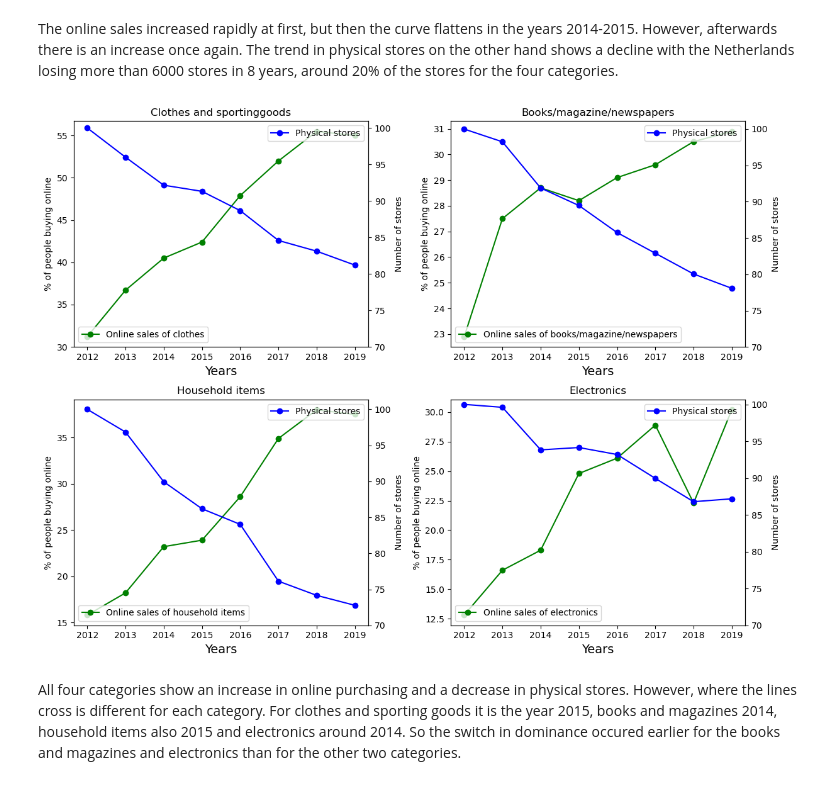
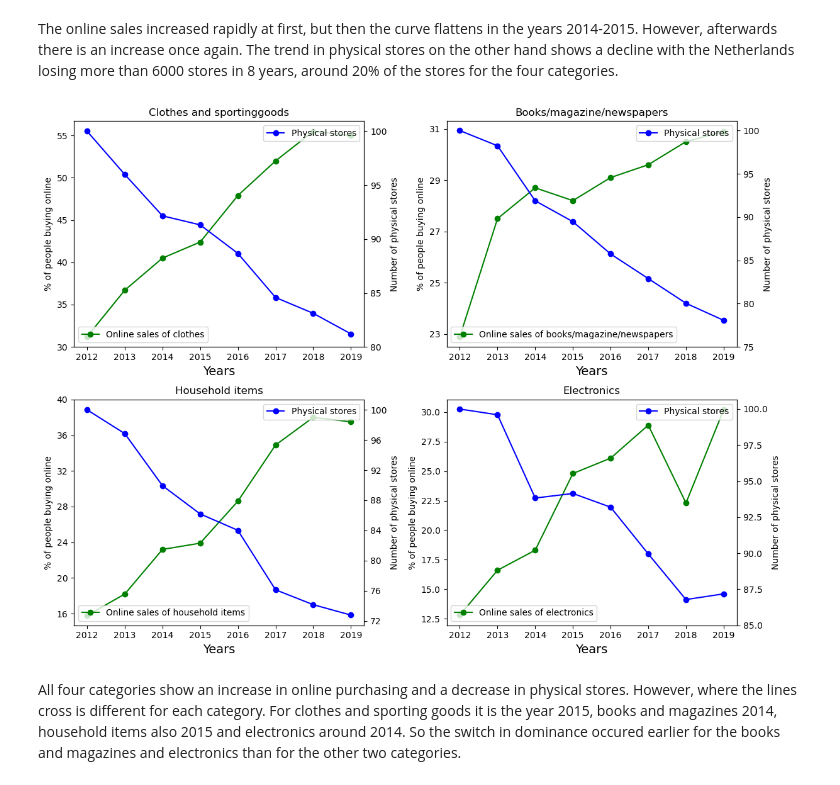
Before and after one commit to Lmolkenboer/TIL6022-project, a Jupyter notebook: project_template_new_2.ipynb, the cells around one changed output. Drawn from its saved outputs; the diff is of its cells as text; code cells hidden in the pictures.

```diff
--- a/project_template_new_2.ipynb
+++ b/project_template_new_2.ipynb
@@ -180,8 +180,8 @@ ax.legend(loc = 'lower left')
 ax2=ax.twinx()
 # make a plot with different y-axis using second axis object
 line2 = ax2.plot(x,y00.a,marker="o", label = 'Physical stores', color = 'b')
-ax2.set_yticks(np.arange(69.999,100.001, step=5))
-ax2.set_ylabel("Number of stores",fontsize=10)
+ax2.set_yticks(np.arange(79.999,100.001, step=5))
+ax2.set_ylabel("Number of physical stores",fontsize=10)
 
 ax2.legend()
 
@@ -195,14 +195,15 @@ y10.a = y10 / y10[0] * 100
 line1 = ax.plot(x, y11, marker="o", label = 'Online sales of books/magazine/newspapers', color = 'g')
 ax.set_xlabel('Years',fontsize=14)
 ax.set_ylabel('% of people buying online',fontsize=10)
+ax.set_yticks(np.arange(23,31.001, step=2))
 ax.set_title('Books/magazine/newspapers')
 ax.legend(loc = 'lower left')
 
 ax2=ax.twinx()
 # make a plot with different y-axis using second axis object
 line2 = ax2.plot(x,y10.a,marker="o", label = 'Physical stores', color = 'b')
-ax2.set_ylabel("Number of stores",fontsize=10)
-ax2.set_yticks(np.arange(69.999,100.001, step=5))
+ax2.set_ylabel("Number of physical stores",fontsize=10)
+ax2.set_yticks(np.arange(74.999,100.001, step=5))
 
 ax2.legend()
 
@@ -221,38 +222,39 @@ ax.legend(loc = 'lower left')
 
 ax2=ax.twinx()
 # make a plot with different y-axis using second axis object
 line2 = ax2.plot(x,y20.a,marker="o", label = 'Physical stores', color = 'b')
-ax2.set_yticks(np.arange(69.999,100.001, step=5))
-ax2.set_ylabel("Number of stores",fontsize=10)
+ax2.set_yticks(np.arange(84.999,100.001, step=2.5))
+ax2.set_ylabel("Number of physical stores",fontsize=10)
 
 ax2.legend()
 
 ######################Household goods graph#######################
 
 ax = fig.add_subplot(gs[1,0])
 y30 = phys_stores['4. Huishoudelijke goederen en apparaten']
 y31 = shopping_online['Huishoudelijke goederen en apparaten']
 y30.a = y30 / y30[0] * 100
 
 line1 = ax.plot(x, y31, marker="o", label = 'Online sales of household items', color = 'g')
 ax.set_xlabel('Years',fontsize=14)
 ax.set_ylabel('% of people buying online',fontsize=10)
+ax.set_yticks(np.arange(15.999,40.001, step=4))
 ax.set_title('Household items')
 ax.legend(loc = 'lower left')
 
 ax2=ax.twinx()
 # make a plot with different y-axis using second axis object
 line2 = ax2.plot(x,y30.a,marker="o", label = 'Physical stores', color = 'b')
-ax2.set_yticks(np.arange(69.999,100.001, step=5))
-ax2.set_ylabel("Number of stores",fontsize=10)
+ax2.set_yticks(np.arange(71.999,100.001, step=4))
+ax2.set_ylabel("Number of physical stores",fontsize=10)
 
 ax2.legend()
 
 ##########################################################################
 plt.tight_layout()
 plt.show()
 # %% [output]
-[figure, old version]
+[figure, new version]
 # %% [markdown]
 All four categories show an increase in online purchasing and a decrease in physical stores. However, where the lines cross is different for each category. For clothes and sporting goods it is the year 2015, books and magazines 2014, household items also 2015 and electronics around 2014. So the switch in dominance occured earlier for the books and magazines and electronics than for the other two categories.
 # %% [markdown]
```
